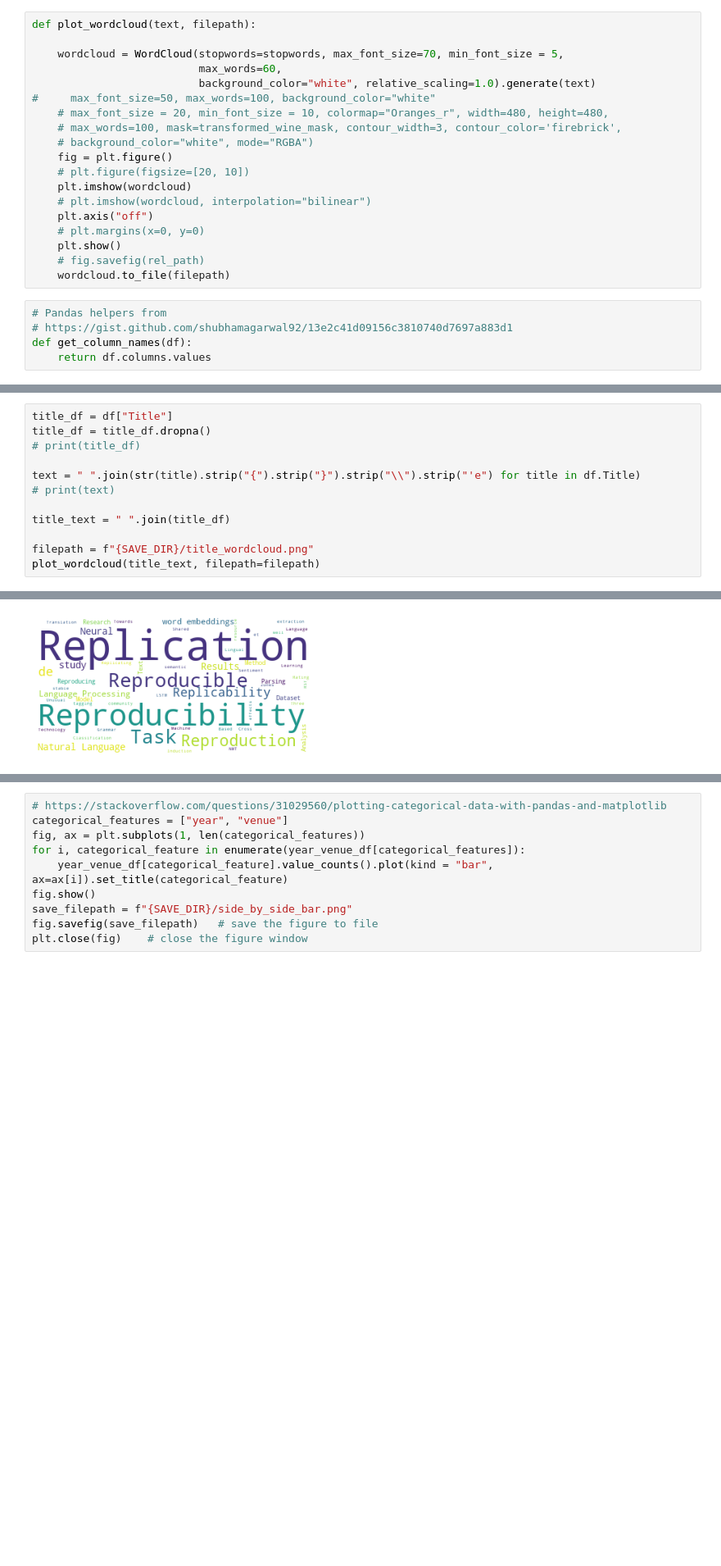
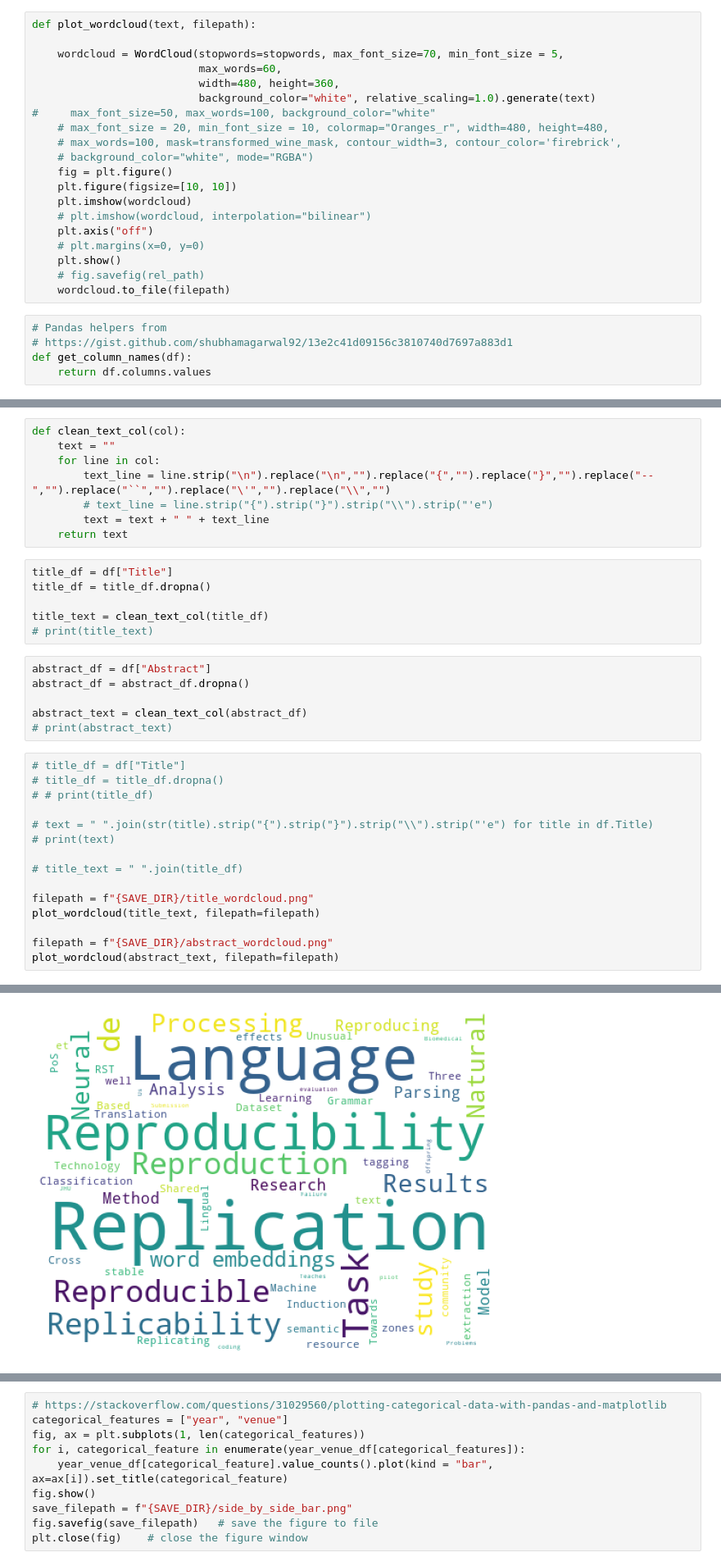
Before and after one commit to shubhamagarwal92/eacl-reproducibility, a Jupyter notebook: notebooks/analysis.ipynb, the cells around one changed output, grey strips where cells are left out. Shown at 82% size. Cells and saved outputs as stored; diff of their text form; blank space fills up the shorter version.

Commit message:
new plots with new excel resource

```diff
--- a/notebooks/analysis.ipynb
+++ b/notebooks/analysis.ipynb
@@ -23,13 +23,14 @@ def plot_wordcloud(text, filepath):
 
     wordcloud = WordCloud(stopwords=stopwords, max_font_size=70, min_font_size = 5,
                           max_words=60,
+                          width=480, height=360,
                           background_color="white", relative_scaling=1.0).generate(text)
 #     max_font_size=50, max_words=100, background_color="white"
     # max_font_size = 20, min_font_size = 10, colormap="Oranges_r", width=480, height=480,
     # max_words=100, mask=transformed_wine_mask, contour_width=3, contour_color='firebrick',
     # background_color="white", mode="RGBA")
     fig = plt.figure()
-    # plt.figure(figsize=[20, 10])
+    plt.figure(figsize=[10, 10])
     plt.imshow(wordcloud)
     # plt.imshow(wordcloud, interpolation="bilinear")
     plt.axis("off")
@@ -71,13 +57,36 @@ array(['bibtex', 'Authors', 'Title', 'Year', 'Venue', 'Abbr venue',
+# %%
+def clean_text_col(col):
+    text = ""
+    for line in col:
+        text_line = line.strip("\n").replace("\n","").replace("{","").replace("}","").replace("--","").replace("``","").replace("\'","").replace("\\","")
+        # text_line = line.strip("{").strip("}").strip("\\").strip("'e")
+        text = text + " " + text_line
+    return text
+# %%
+title_df = df["Title"]
+title_df = title_df.dropna()
+
+title_text = clean_text_col(title_df)
+# print(title_text)
+# %%
+abstract_df = df["Abstract"]
+abstract_df = abstract_df.dropna()
+
+abstract_text = clean_text_col(abstract_df)
+# print(abstract_text)
 # %%
-title_df = df["Title"]
-title_df = title_df.dropna()
-# print(title_df)
+# title_df = df["Title"]
+# title_df = title_df.dropna()
+# # print(title_df)
 
-text = " ".join(str(title).strip("{").strip("}").strip("\\").strip("'e") for title in df.Title)
+# text = " ".join(str(title).strip("{").strip("}").strip("\\").strip("'e") for title in df.Title)
 # print(text)
 
-title_text = " ".join(title_df)
+# title_text = " ".join(title_df)
 
 filepath = f"{SAVE_DIR}/title_wordcloud.png"
 plot_wordcloud(title_text, filepath=filepath)
+
+filepath = f"{SAVE_DIR}/abstract_wordcloud.png"
+plot_wordcloud(abstract_text, filepath=filepath)
 # %% [output]
@@ -84 +94 @@ plot_wordcloud(title_text, filepath=filepath)
-[figure, old version]
+[figure, new version]
```
Also changed, not shown: parts of 7 cells of this notebook, 5 other files.
